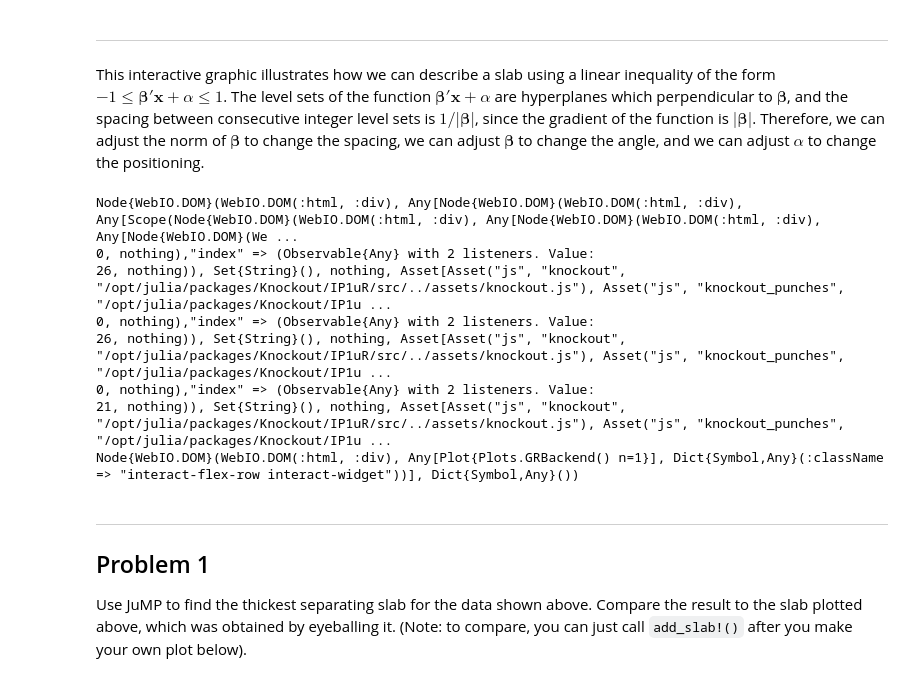
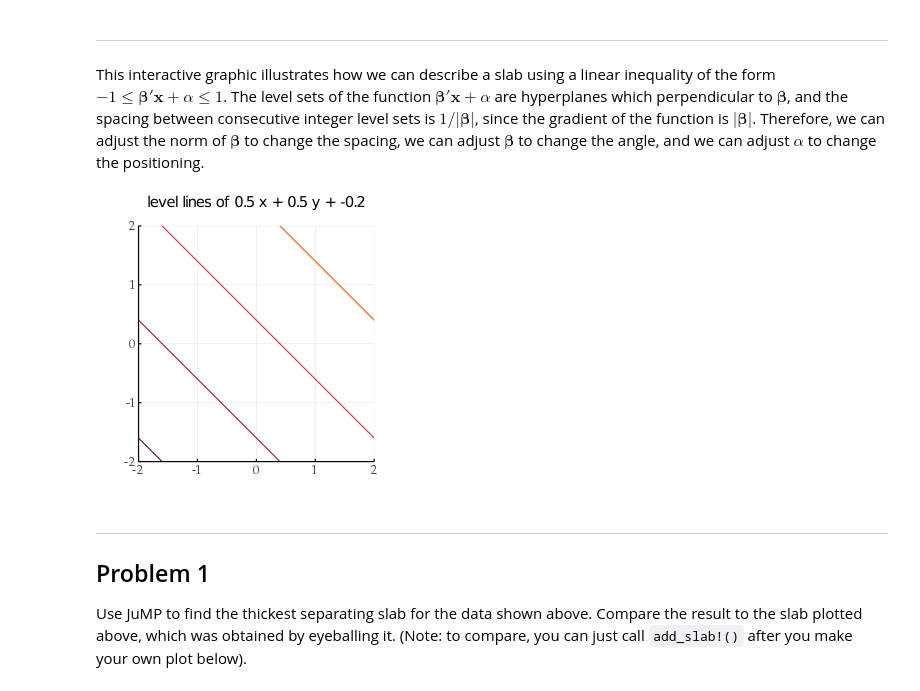
Before and after one commit to snowdj/problem-sets, a Jupyter notebook: preclass-sets/11-02/data1010-11-02.ipynb, the cells around one changed output. Cells and saved outputs as stored; diff of their text form; code cells hidden in the pictures.

```diff
--- a/preclass-sets/11-02/data1010-11-02.ipynb
+++ b/preclass-sets/11-02/data1010-11-02.ipynb
@@ -54,20 +54,16 @@ We will look for the thickest separating slab and choose the hyperplane halfway
 This interactive graphic illustrates how we can describe a slab using a linear inequality of the form $-1 \leq \boldsymbol{\beta}'\mathbf{x} + \alpha \leq 1$. The level sets of the function $\boldsymbol{\beta}'\mathbf{x} + \alpha$ are hyperplanes which perpendicular to $\boldsymbol{\beta}$, and the spacing between consecutive integer level sets is $1/|\boldsymbol{\beta}|$, since the gradient of the function is $|\boldsymbol{\beta}|$. Therefore, we can adjust the norm of $\boldsymbol{\beta}$ to change the spacing, we can adjust $\boldsymbol{\beta}$ to change the angle, and we can adjust $\alpha$ to change the positioning.
 # %%
 using Interact
-@manipulate for β₁ in -2:0.1:3, β₂ in -2:0.1:3, α in -2:0.1:2
+# @manipulate for β₁ in -2:0.1:3, β₂ in -2:0.1:3, α in -2:0.1:2
+β₁ = 0.5
+β₂ = 0.5
+α = -0.2
     contour(-3:0.1:3, -5:0.1:5, (x,y) -> [β₁, β₂]' * [x,y] + α, size = (300,300),
             levels = -20:20, xlims = (-2,2), ylims = (-2,2), titlefont = font(10),
             title = "level lines of $β₁ x + $β₂ y + $α")
-end
+# end
 # %% [output]
-Node{WebIO.DOM}(WebIO.DOM(:html, :div), Any[Node{WebIO.DOM}(WebIO.DOM(:html, :div), Any[Scope(Node{WebIO.DOM}(WebIO.DOM(:html, :div), Any[Node{WebIO.DOM}(WebIO.DOM(:html, :div), Any[Node{WebIO.DOM}(We ...
-0, nothing),"index" => (Observable{Any} with 2 listeners. Value:
-26, nothing)), Set{String}(), nothing, Asset[Asset("js", "knockout", "/opt/julia/packages/Knockout/IP1uR/src/../assets/knockout.js"), Asset("js", "knockout_punches", "/opt/julia/packages/Knockout/IP1u ...
-0, nothing),"index" => (Observable{Any} with 2 listeners. Value:
-26, nothing)), Set{String}(), nothing, Asset[Asset("js", "knockout", "/opt/julia/packages/Knockout/IP1uR/src/../assets/knockout.js"), Asset("js", "knockout_punches", "/opt/julia/packages/Knockout/IP1u ...
-0, nothing),"index" => (Observable{Any} with 2 listeners. Value:
-21, nothing)), Set{String}(), nothing, Asset[Asset("js", "knockout", "/opt/julia/packages/Knockout/IP1uR/src/../assets/knockout.js"), Asset("js", "knockout_punches", "/opt/julia/packages/Knockout/IP1u ...
-Node{WebIO.DOM}(WebIO.DOM(:html, :div), Any[Plot{Plots.GRBackend() n=1}], Dict{Symbol,Any}(:className => "interact-flex-row interact-widget"))], Dict{Symbol,Any}())
+[figure, added]
 # %% [markdown]
 ---
 
```
Also changed, not shown: parts of 1 cell of this notebook, 2 other files.
